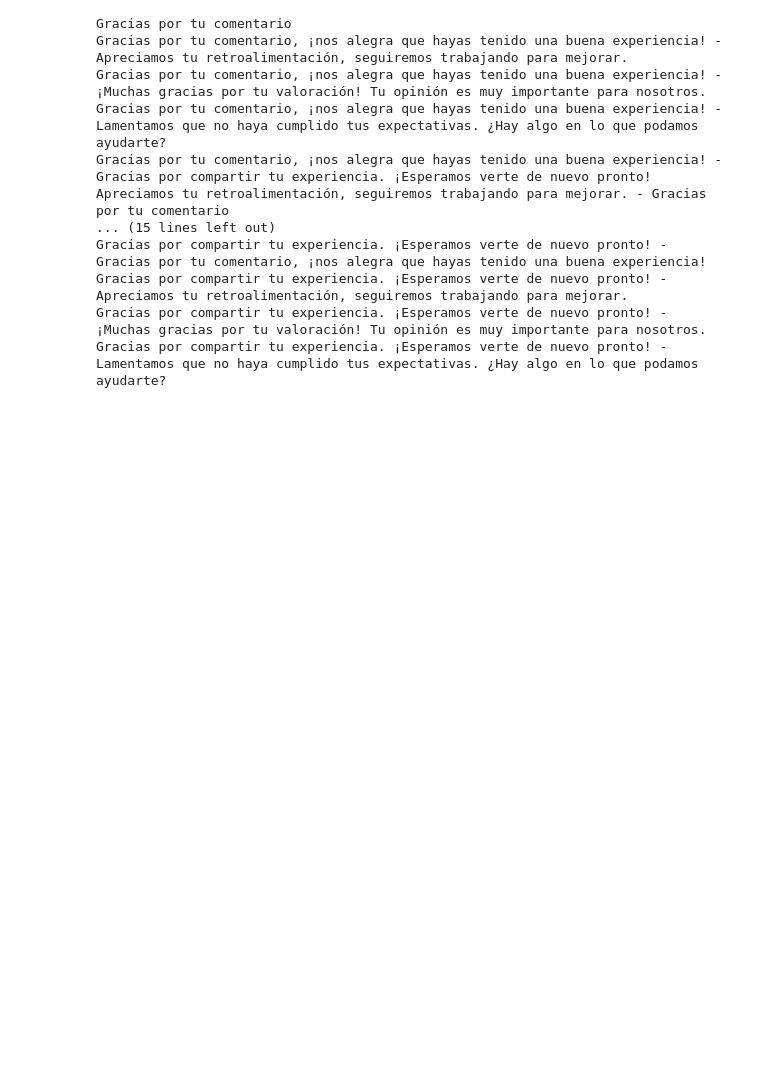
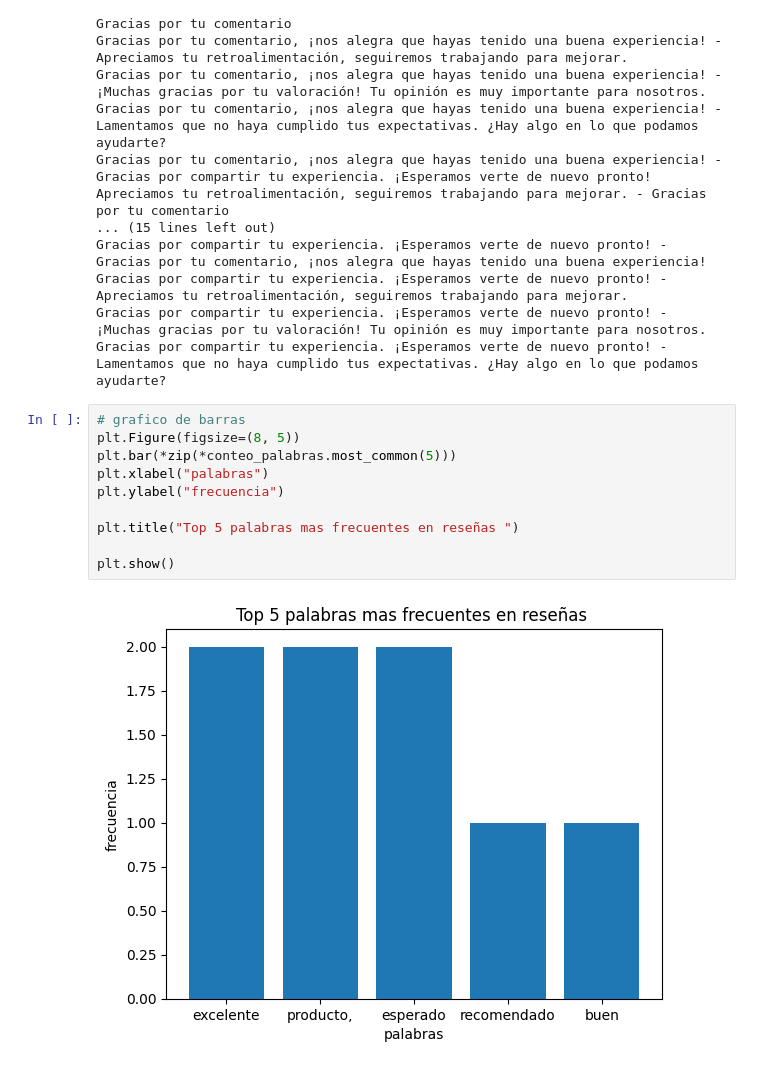
Before and after one commit to nnic0las/curso_dev_senior_python, a Jupyter notebook: m4_clase.4/3.1 proyecto.ipynb, the cells around one changed output. Cells and saved outputs as stored; diff of their text form; blank space fills up the shorter version.

```diff
--- a/m4_clase.4/3.1 proyecto.ipynb
+++ b/m4_clase.4/3.1 proyecto.ipynb
@@ -87,3 +87,15 @@ Gracias por compartir tu experiencia. ¡Esperamos verte de nuevo pronto! - Graci
 Gracias por compartir tu experiencia. ¡Esperamos verte de nuevo pronto! - Apreciamos tu retroalimentación, seguiremos trabajando para mejorar.
 Gracias por compartir tu experiencia. ¡Esperamos verte de nuevo pronto! - ¡Muchas gracias por tu valoración! Tu opinión es muy importante para nosotros.
 Gracias por compartir tu experiencia. ¡Esperamos verte de nuevo pronto! - Lamentamos que no haya cumplido tus expectativas. ¿Hay algo en lo que podamos ayudarte?
+# %%
+# grafico de barras
+plt.Figure(figsize=(8, 5))
+plt.bar(*zip(*conteo_palabras.most_common(5)))
+plt.xlabel("palabras")
+plt.ylabel("frecuencia")
+
+plt.title("Top 5 palabras mas frecuentes en reseñas ")
+
+plt.show()
+# %% [output]
+[figure, added]
```
Also changed, not shown: parts of 2 cells of this notebook, 4 other files.
